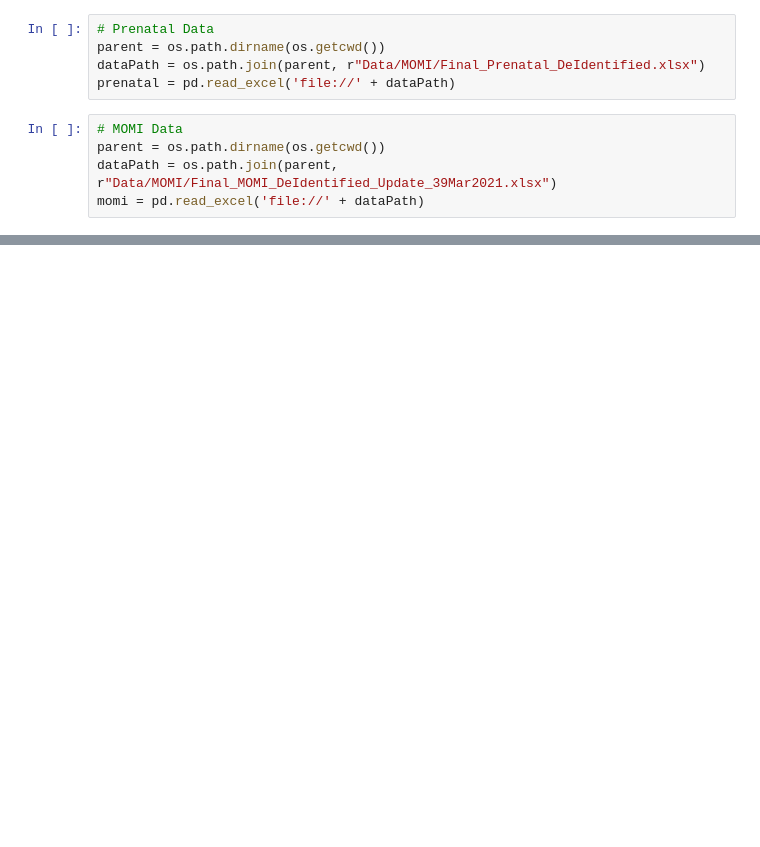
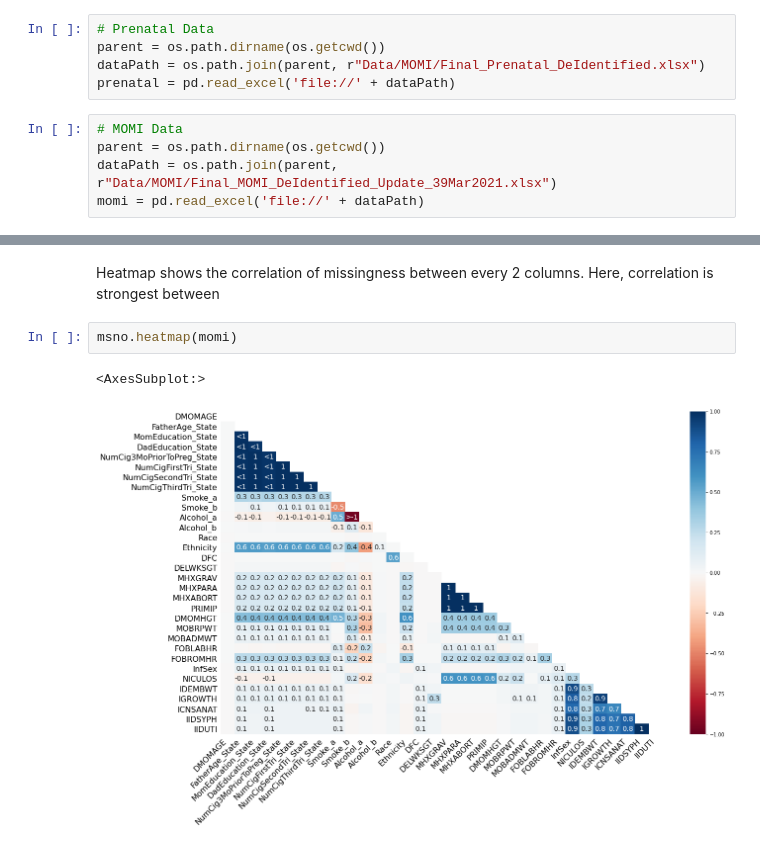
Before and after one commit to rachellb/Bennett_OUDSA5900, a Jupyter notebook: Descriptions/Momi_Descriptions.ipynb, the cells around one changed output, grey strips where cells are left out. Cells and saved outputs as stored; diff of their text form; blank space fills up the shorter version.

```diff
--- a/Descriptions/Momi_Descriptions.ipynb
+++ b/Descriptions/Momi_Descriptions.ipynb
@@ -21,0 +100,7 @@ report
+# %% [markdown]
+Heatmap shows the correlation of missingness between every 2 columns. Here, correlation is strongest between
+# %%
+msno.heatmap(momi)
+# %% [output]
+<AxesSubplot:>
+[figure, added]
```
Also changed, not shown: parts of 17 cells of this notebook, 1 other file.
